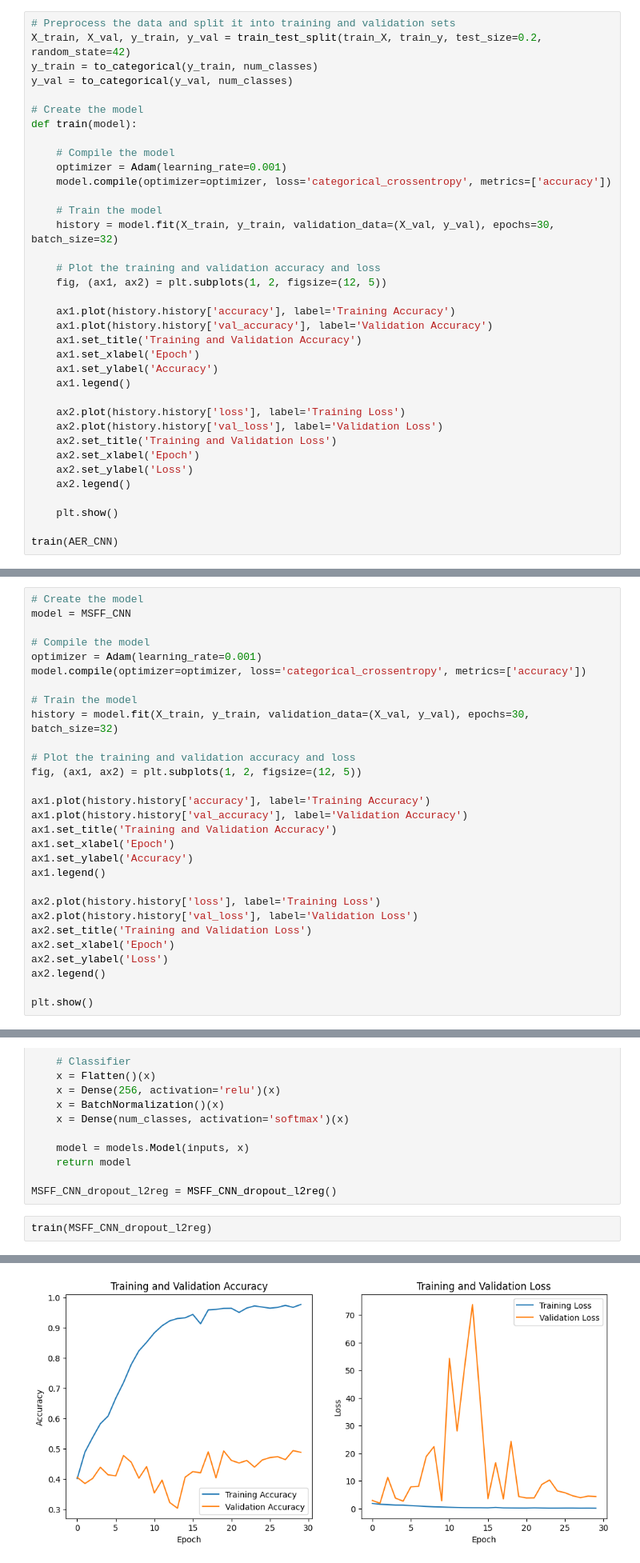
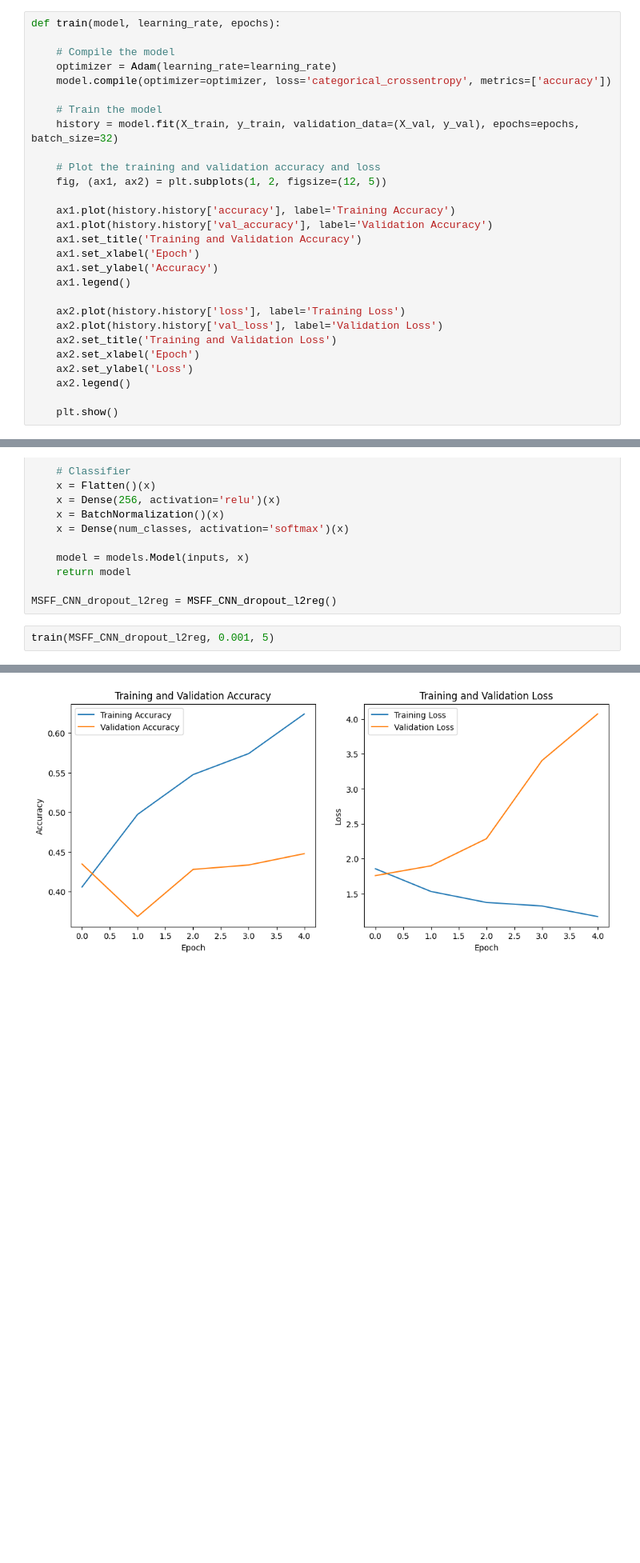
Before and after one commit to Mersen130/Facial-Expression-Recognition-CNN, a Jupyter notebook: train.ipynb, the cells around one changed output, grey strips where cells are left out. Shown at 80% size. Cells and saved outputs as stored; diff of their text form; blank space fills up the shorter version.

Commit message:
add new model

```diff
--- a/train.ipynb
+++ b/train.ipynb
@@ -185,18 +187,12 @@ ________________________________________________________________________________
 # %%
-# Preprocess the data and split it into training and validation sets
-X_train, X_val, y_train, y_val = train_test_split(train_X, train_y, test_size=0.2, random_state=42)
-y_train = to_categorical(y_train, num_classes)
-y_val = to_categorical(y_val, num_classes)
-
-# Create the model
-def train(model):
+def train(model, learning_rate, epochs):
 
     # Compile the model
-    optimizer = Adam(learning_rate=0.001)
+    optimizer = Adam(learning_rate=learning_rate)
     model.compile(optimizer=optimizer, loss='categorical_crossentropy', metrics=['accuracy'])
 
     # Train the model
-    history = model.fit(X_train, y_train, validation_data=(X_val, y_val), epochs=30, batch_size=32)
+    history = model.fit(X_train, y_train, validation_data=(X_val, y_val), epochs=epochs, batch_size=32)
 
     # Plot the training and validation accuracy and loss
     fig, (ax1, ax2) = plt.subplots(1, 2, figsize=(12, 5))
@@ -216,5 +212,3 @@ def train(model):
     ax2.legend()
 
     plt.show()
-
-train(AER_CNN)
@@ -314,32 +310,3 @@ def MSFF_CNN():
 MSFF_CNN = MSFF_CNN()
 # %% [markdown]
 ## Train
-# %%
-# Create the model
-model = MSFF_CNN
-
-# Compile the model
-optimizer = Adam(learning_rate=0.001)
-model.compile(optimizer=optimizer, loss='categorical_crossentropy', metrics=['accuracy'])
-
-# Train the model
-history = model.fit(X_train, y_train, validation_data=(X_val, y_val), epochs=30, batch_size=32)
-
-# Plot the training and validation accuracy and loss
-fig, (ax1, ax2) = plt.subplots(1, 2, figsize=(12, 5))
-
-ax1.plot(history.history['accuracy'], label='Training Accuracy')
-ax1.plot(history.history['val_accuracy'], label='Validation Accuracy')
-ax1.set_title('Training and Validation Accuracy')
-ax1.set_xlabel('Epoch')
-ax1.set_ylabel('Accuracy')
-ax1.legend()
-
-ax2.plot(history.history['loss'], label='Training Loss')
-ax2.plot(history.history['val_loss'], label='Validation Loss')
-ax2.set_title('Training and Validation Loss')
-ax2.set_xlabel('Epoch')
-ax2.set_ylabel('Loss')
-ax2.legend()
-
-plt.show()
@@ -517,5 +471,5 @@ def MSFF_CNN_dropout_l2reg():
 
 MSFF_CNN_dropout_l2reg = MSFF_CNN_dropout_l2reg()
 # %%
-train(MSFF_CNN_dropout_l2reg)
+train(MSFF_CNN_dropout_l2reg, 0.001, 5)
 # %% [output]
@@ -541,3 +487,3 @@ Epoch 30/30
-[figure, old version]
+[figure, new version]
 # %%
 MSFF_CNN_dropout_l2reg.save("MSFF_CNN_dropout_l2reg.h5")
```
Also changed, not shown: parts of 20 cells of this notebook.
